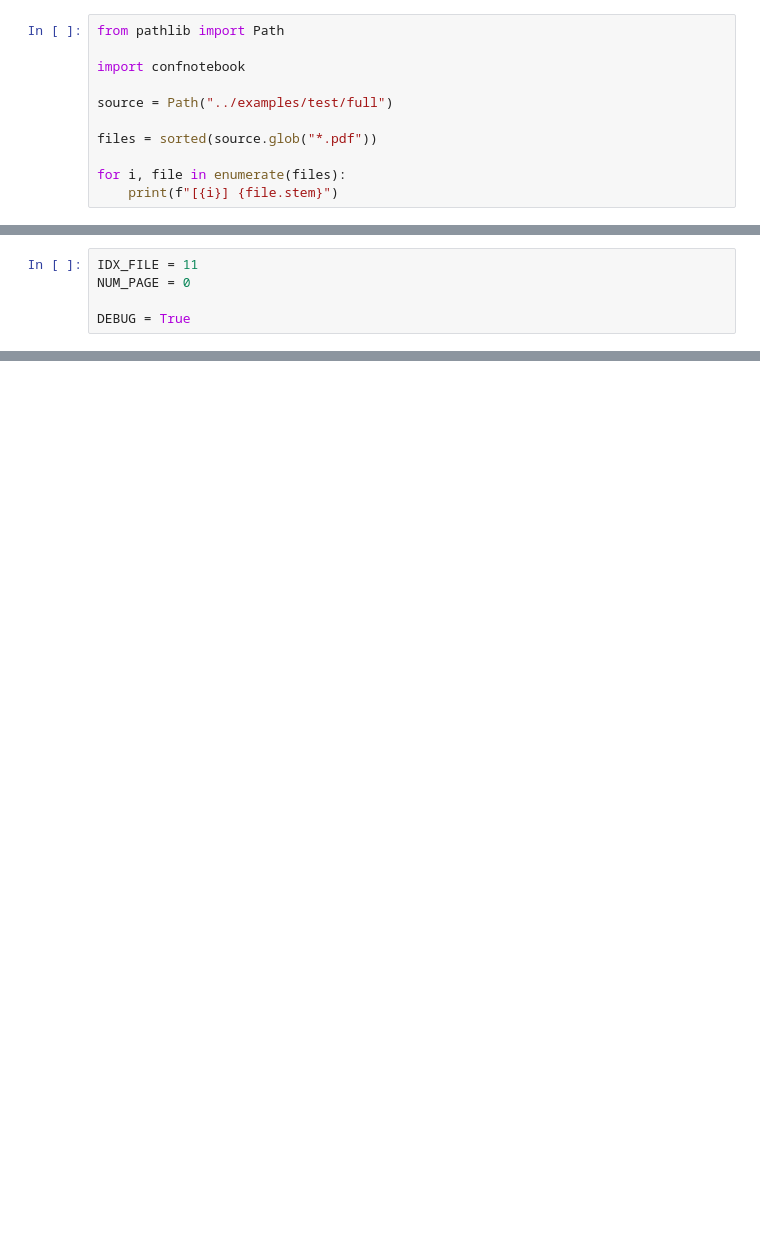
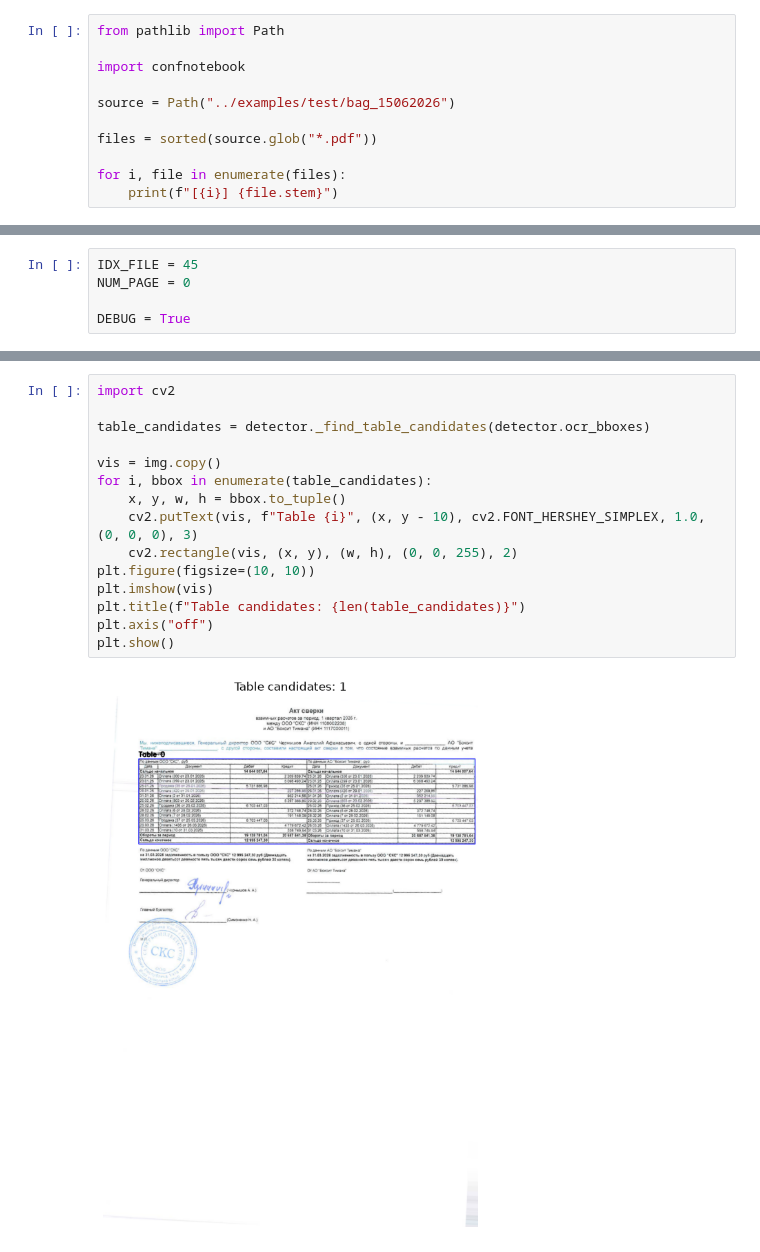
Before and after one commit to SergeyKrasnoslobodtsev/recon_vision, a Jupyter notebook: notebooks/test_table_detector.ipynb, the cells around one changed output, grey strips where cells are left out. Saved outputs shown, nothing was run; the diff lists cells and outputs as text; blank space fills up the shorter version.

Commit message:
test: блокноты для тестирования

```diff
--- a/notebooks/test_table_detector.ipynb
+++ b/notebooks/test_table_detector.ipynb
@@ -3,7 +3,7 @@ from pathlib import Path
 
 import confnotebook
 
-source = Path("../examples/test/full")
+source = Path("../examples/test/bag_15062026")
 
 files = sorted(source.glob("*.pdf"))
 
@@ -30,5 +30,5 @@ for i, file in enumerate(files):
 # %%
-IDX_FILE = 11
+IDX_FILE = 45
 NUM_PAGE = 0
 
 DEBUG = True
@@ -68,0 +93,17 @@ if DEBUG:
+# %%
+import cv2
+
+table_candidates = detector._find_table_candidates(detector.ocr_bboxes)
+
+vis = img.copy()
+for i, bbox in enumerate(table_candidates):
+    x, y, w, h = bbox.to_tuple()
+    cv2.putText(vis, f"Table {i}", (x, y - 10), cv2.FONT_HERSHEY_SIMPLEX, 1.0, (0, 0, 0), 3)
+    cv2.rectangle(vis, (x, y), (w, h), (0, 0, 255), 2)
+plt.figure(figsize=(10, 10))
+plt.imshow(vis)
+plt.title(f"Table candidates: {len(table_candidates)}")
+plt.axis("off")
+plt.show()
+# %% [output]
+[figure, added]
```
Also changed, not shown: parts of 14 cells of this notebook, 2 other files.
